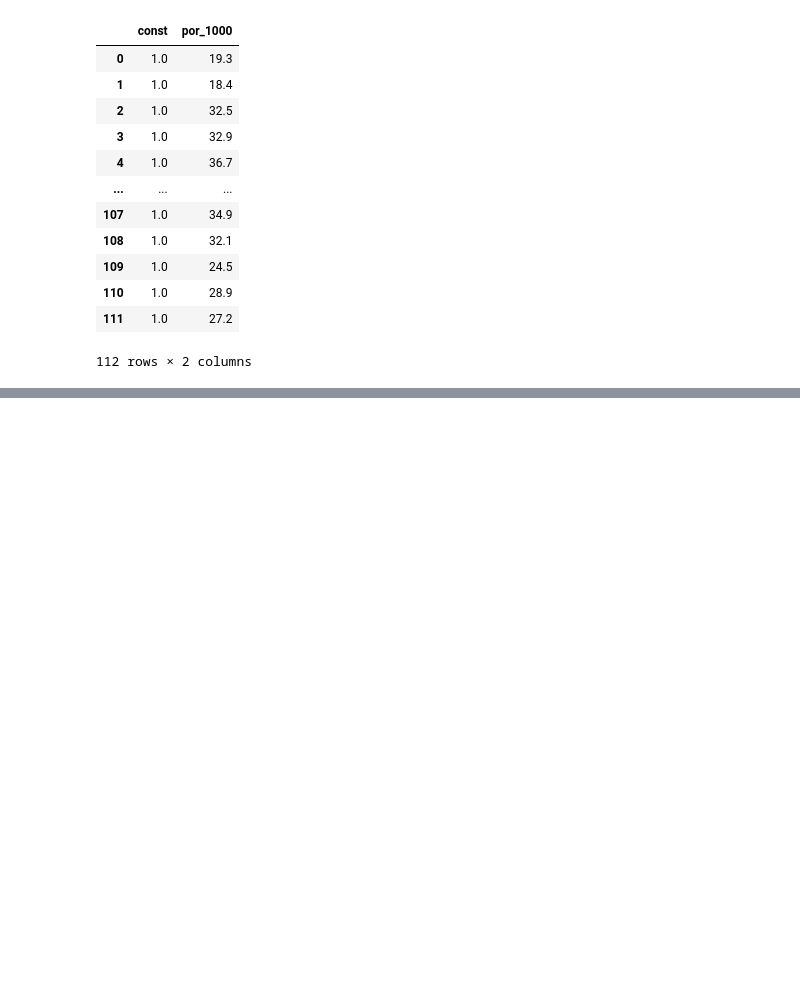
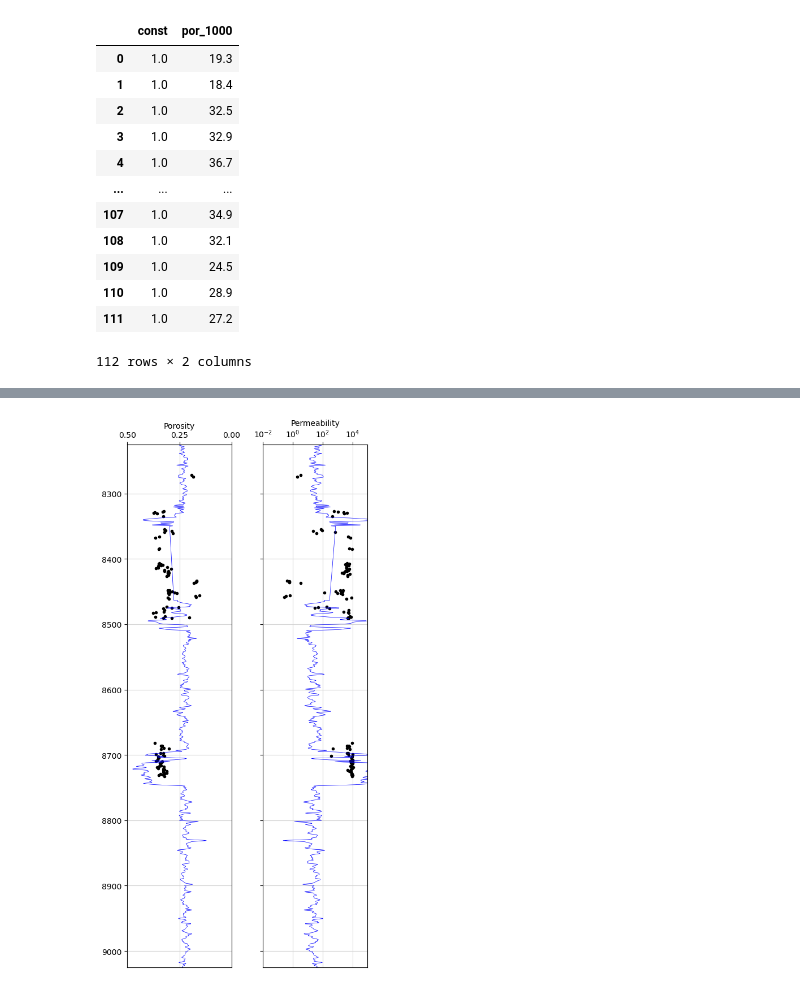
Before and after one commit to Egbetimmy/MSc-Project, a Jupyter notebook: Untitled.ipynb, the cells around one changed output, grey strips where cells are left out. Drawn from its saved outputs; the diff is of its cells as text; code cells hidden in the pictures; blank space fills up the shorter version.

Commit message:
poro perm

```diff
--- a/Untitled.ipynb
+++ b/Untitled.ipynb
@@ -167,2 +89,0 @@ test = Petrophysics(well)
-# %%
-x = test.density_porosity()
@@ -168,0 +146,5 @@ x = test.density_porosity()
+# %%
+import lasio
+las = lasio.read('Freeman-004-ST1.las')
+well1 = las.df()
+well = well1.reset_index()
@@ -168,0 +173,2 @@ x = test.density_porosity()
+# %%
+well['PERM']= 10**(results.params[1] * (well['PHI']*100) + results.params[0])
@@ -168,0 +184,43 @@ x = test.density_porosity()
+# %%
+fig, ax = plt.subplots(figsize=(5,10))
+ax1 = plt.subplot2grid((1,2), (0,0), rowspan=1, colspan = 1)
+ax2 = plt.subplot2grid((1,2), (0,1), rowspan=1, colspan = 1, sharey = ax1)
+
+# Porosity track
+ax1.plot(core_data["por_1000"]/100, core_data['depth'], color = "black", marker='.', linewidth=0)
+ax1.plot(well['PHI'], well['DEPT'], color ='blue', linewidth=0.5)
+ax1.set_xlabel("Porosity")
+ax1.set_xlim(0.5, 0)
+ax1.xaxis.label.set_color("black")
+ax1.tick_params(axis='x', colors="black")
+ax1.spines["top"].set_edgecolor("black")
+ax1.set_xticks([0.5,  0.25, 0])
+
+# Permeability track
+ax2.plot(core_data["ka_1000"], core_data['depth'], color = "black", marker='.', linewidth=0)
+ax2.plot(well['PERM'], well['DEPT'], color ='blue', linewidth=0.5)
+ax2.set_xlabel("Permeability")
+ax2.set_xlim(0.1, 100000)
+ax2.xaxis.label.set_color("black")
+ax2.tick_params(axis='x', colors="black")
+ax2.spines["top"].set_edgecolor("black")
+ax2.set_xticks([0.01, 1, 10, 100, 10000])
+ax2.semilogx()
+
+# Common functions for setting up the plot can be extracted into
+# a for loop. This saves repeating code.
+for ax in [ax1, ax2]:
+    ax.set_ylim(9025, 8225)
+    ax.grid(which='major', color='lightgrey', linestyle='-')
+    ax.xaxis.set_ticks_position("top")
+    ax.xaxis.set_label_position("top")
+
+# Removes the y axis labels on the second track
+for ax in [ax2]:
+    plt.setp(ax.get_yticklabels(), visible = False)
+
+plt.tight_layout()
+fig.subplots_adjust(wspace = 0.3)
+plt.savefig('final_track_plot.png', dpi=100)
+# %% [output]
+[figure, added]
```
Also changed, not shown: parts of 19 cells of this notebook, 2 other files.
